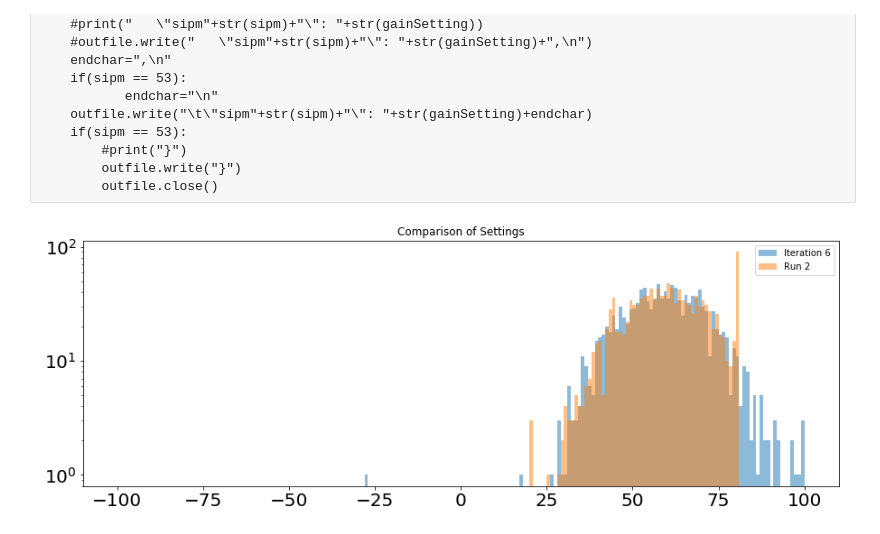
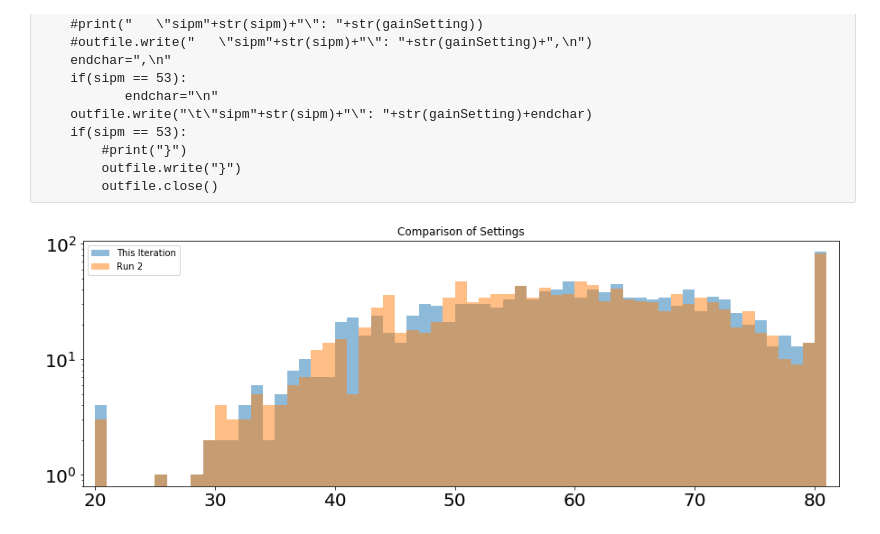
Before and after one commit to jlabounty/g-2, a Jupyter notebook: detectorOps/gains/calculateGainSettings_FromConstants.ipynb, the cells around one changed output. Drawn from its saved outputs; the diff is of its cells as text; code cells hidden in the pictures.

Commit message:
Updates to new iteration of gain calculation

```diff
--- a/detectorOps/gains/calculateGainSettings_FromConstants.ipynb
+++ b/detectorOps/gains/calculateGainSettings_FromConstants.ipynb
@@ -15,3 +15,6 @@ fin = "./filterWheel_GainCalibration/biasVoltageGains_"+biasVoltageString+".txt"
+# %%
+biasVoltageString = "afterSwaps_50"
+fin = "./filterWheel_GainCalibration/gains_"+biasVoltageString+".txt"
 # %%
 calo = 0
 xtal = -1
@@ -68,13 +71,13 @@ with open(fin2) as input_file:
 # %% [markdown]
 ### Read in the current gain settings
 # %%
-iteration = 6
+iteration = 7
 filePath = "./outputGainSettings/iteration"+str(iteration)+"/"
 settingsByCalo = []
 
 for calo in range(1,25):
     settingsi = [-1 for i in range(54)]
-    fin2 = filePath+"gainSettings_Iteration"+str(iteration)+"_calo"+str(calo)+".json"
+    fin2 = filePath+"gainSettings_Iteration"+str(iteration-1)+"_calo"+str(calo)+".json"
     with open(fin2) as input_file:
         for i, line in enumerate(input_file):
             #print(line)
@@ -178,4 +185,9 @@ plt.show()
 # %%
 settingsToApply = []
 for gain in calcConstants:
-    settingsToApply.append( gain )
+    if(gain < 20):
+        settingsToApply.append(20)
+    elif(gain > 80):
+        settingsToApply.append(80)
+    else:
+        settingsToApply.append( int(gain) )
@@ -235,11 +239,12 @@ for i, gainSetting in enumerate(settingsToApply):
         outfile.close()
 # %%
 fig,ax = plt.subplots(figsize=(15,5))
-plt.hist(settingsToApply,bins=200,alpha=0.5,label="Iteration "+str(iteration), range=(-100,100))
+plt.hist(settingsToApply,bins=200,alpha=0.5,label="This Iteration", range=(-100,100))
 plt.hist(initialSettings,bins=200,alpha=0.5,label="Run 2", range=(-100,100))
 plt.yscale("log")
 plt.title("Comparison of Settings")
+plt.xlim(19,82)
 plt.legend()
 plt.show()
 # %% [output]
-[figure, old version]
+[figure, new version]
```
Also changed, not shown: parts of 12 cells of this notebook.
